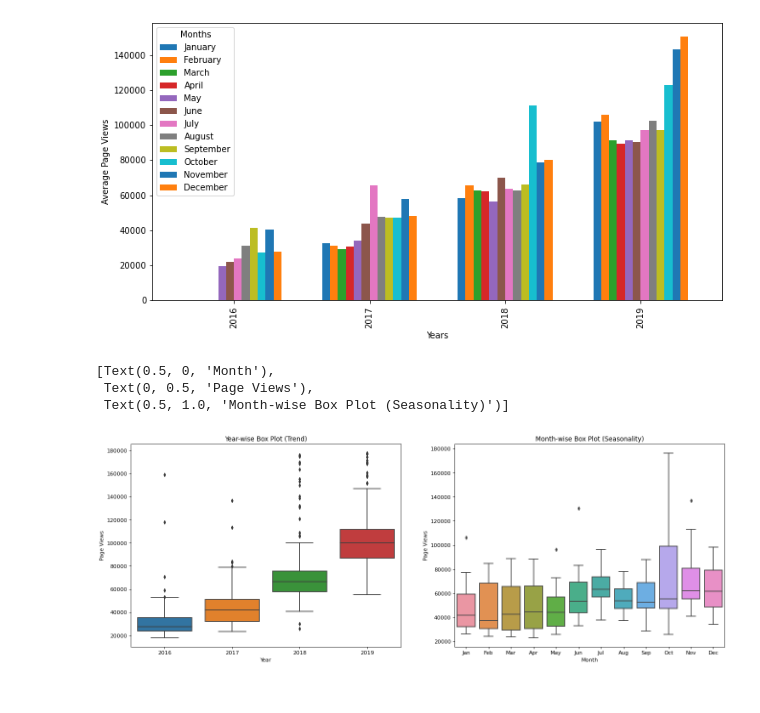
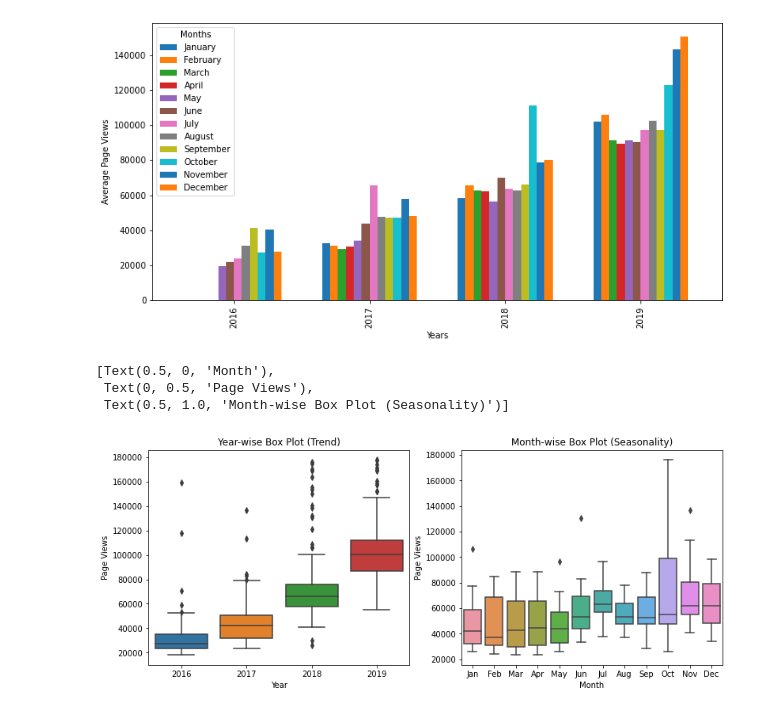
Before and after one commit to jchizick/Python-bootcamp, a Jupyter notebook: Exercise_9_time_series_visual/Solution_Notebook.ipynb, the cells around one changed output. Cells and saved outputs as stored; diff of their text form; code cells hidden in the pictures.

```diff
--- a/Exercise_9_time_series_visual/Solution_Notebook.ipynb
+++ b/Exercise_9_time_series_visual/Solution_Notebook.ipynb
@@ -59,11 +61,13 @@ plt.show()
 #Create a draw_bar_plot function that draws a bar chart similar to "examples/Figure_2.png". It should show average daily page views for each month grouped by year. The legend should show month labels and have a title of "Months". On the chart, the label on the x axis should be "Years" and the label on the y axis should be "Average Page Views".
 
 # Copy and modify data for monthly bar plot
-df_bar = df.copy().groupby([df.index.year, df.index.month]).mean()
+df_bar = df.copy()
+df["month"] = df.index.month
+df["year"] = df.index.year
+df_bar = df.groupby(["year", "month"])["value"].mean()
 
 # Draw bar plot
 ax = df_bar.unstack().plot(kind='bar',figsize = (12,6), width=(0.7))
-fig = ax.get_figure()
 ax.legend(title = "Months", labels = ['January', 'February', 'March', 'April', 'May', 'June', 'July', 'August', 'September', 'October', 'November', 'December'])
 ax.set(xlabel = "Years", ylabel = "Average Page Views")
 fig = ax.get_figure()
@@ -75,16 +79,16 @@ plt.show
 # %%
 # Prepare data for box plots (this part is done!)
 df_box = df.copy()
 df_box.reset_index(inplace=True)
 df_box['year'] = [d.year for d in df_box.date]
 df_box['month'] = [d.strftime('%b') for d in df_box.date]
 
 # Draw box plots (using Seaborn)
-fig, ax = plt.subplots(1, 2, figsize=(20,7), dpi= 80)
+fig, ax = plt.subplots(1, 2, figsize=(13,5))
 sns.boxplot(x='year', y='value', data=df_box, ax=ax[0]).set(xlabel='Year', ylabel='Page Views', title='Year-wise Box Plot (Trend)')
-sns.boxplot(x='month', y='value', data=df_box.loc[~df_box.year.isin([2016, 2019]), :]).set(xlabel='Month', ylabel='Page Views', title='Month-wise Box Plot (Seasonality)')
+sns.boxplot(x='month', y='value', data=df_box.loc[~df_box.year.isin([2016, 2019])]).set(xlabel='Month', ylabel='Page Views', title='Month-wise Box Plot (Seasonality)')
 # %% [output]
 [Text(0.5, 0, 'Month'),
  Text(0, 0.5, 'Page Views'),
  Text(0.5, 1.0, 'Month-wise Box Plot (Seasonality)')]
-[figure, old version]
+[figure, new version]
```
Also changed, not shown: parts of 1 cell of this notebook.
